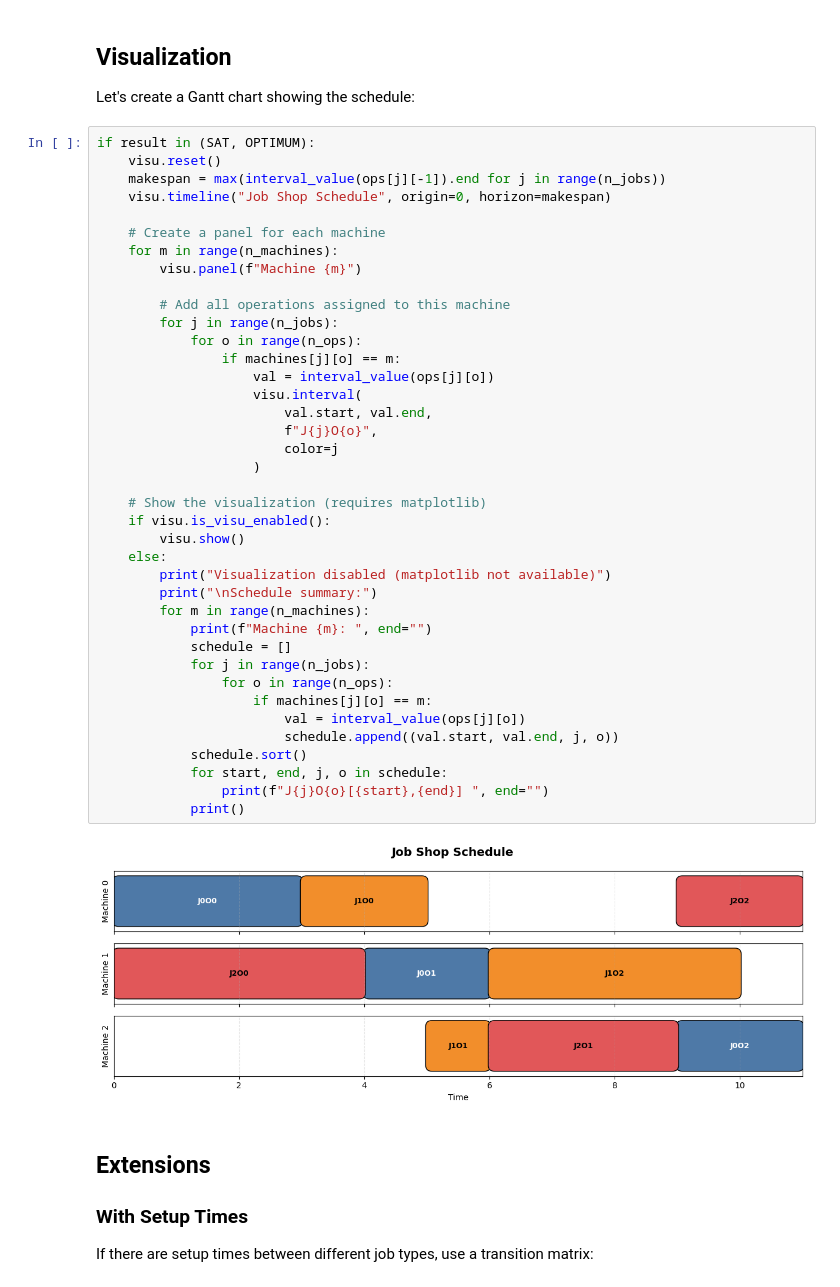
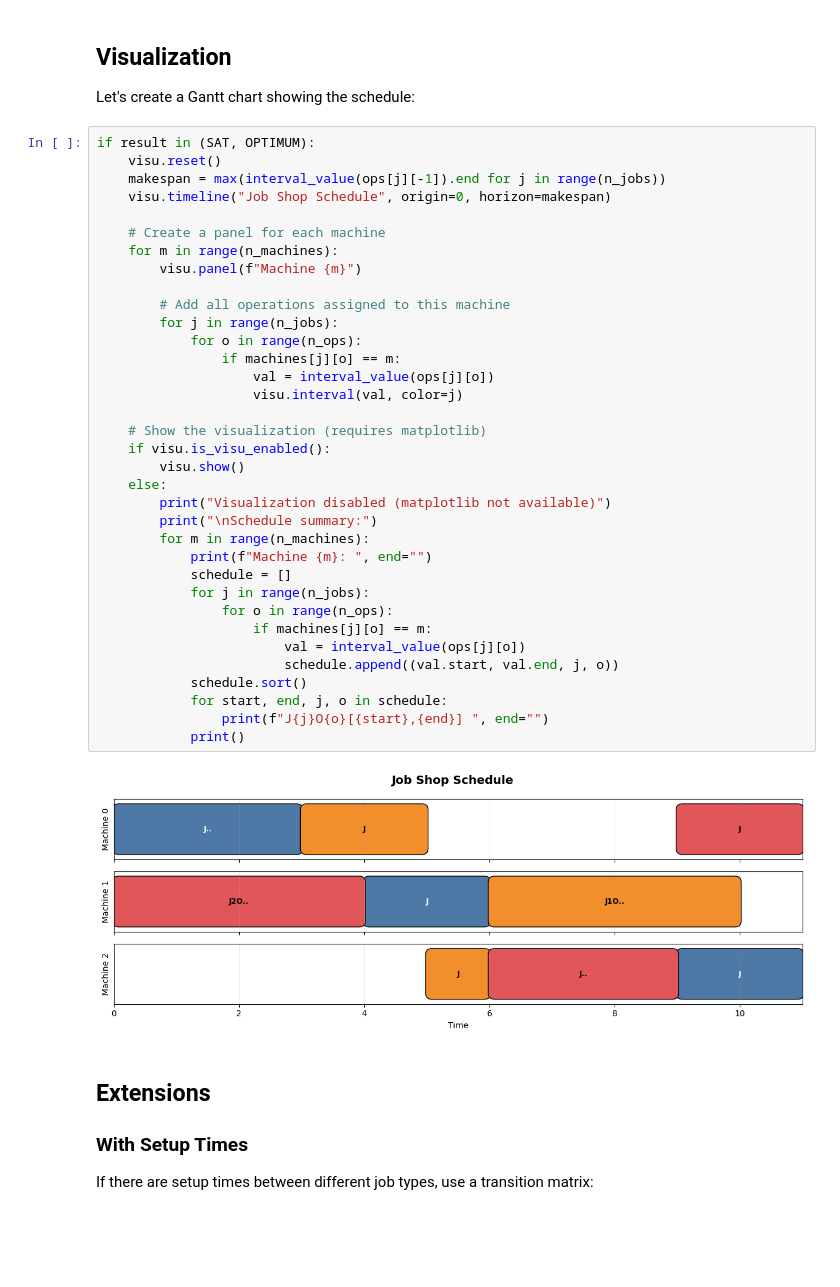
Before and after one commit to sohaibafifi/pycsp3-scheduling, a Jupyter notebook: notebooks/02_job_shop.ipynb, the cells around one changed output. Drawn from its saved outputs; the diff is of its cells as text; blank space fills up the shorter version.

```diff
--- a/notebooks/02_job_shop.ipynb
+++ b/notebooks/02_job_shop.ipynb
@@ -201,39 +201,35 @@ if result in (SAT, OPTIMUM):
 
     # Create a panel for each machine
     for m in range(n_machines):
         visu.panel(f"Machine {m}")
 
         # Add all operations assigned to this machine
         for j in range(n_jobs):
             for o in range(n_ops):
                 if machines[j][o] == m:
                     val = interval_value(ops[j][o])
-                    visu.interval(
-                        val.start, val.end,
-                        f"J{j}O{o}",
-                        color=j
-                    )
+                    visu.interval(val, color=j)
 
     # Show the visualization (requires matplotlib)
     if visu.is_visu_enabled():
         visu.show()
     else:
         print("Visualization disabled (matplotlib not available)")
         print("\nSchedule summary:")
         for m in range(n_machines):
             print(f"Machine {m}: ", end="")
             schedule = []
             for j in range(n_jobs):
                 for o in range(n_ops):
                     if machines[j][o] == m:
                         val = interval_value(ops[j][o])
                         schedule.append((val.start, val.end, j, o))
             schedule.sort()
             for start, end, j, o in schedule:
                 print(f"J{j}O{o}[{start},{end}] ", end="")
             print()
 # %% [output]
-[figure, old version]
+[figure, new version]
 # %% [markdown]
 ## Extensions
 
```
Also changed, not shown: 8 other files.
